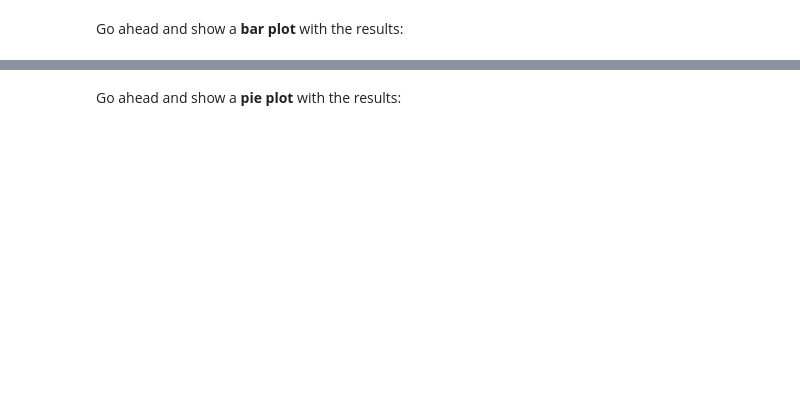
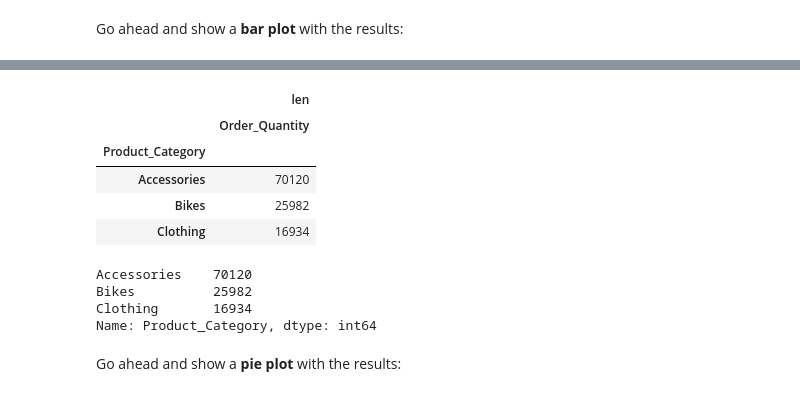
Before and after one commit to abeflores/Data_Analysis_with_Python, a Jupyter notebook: Bike_Store_Sales.ipynb, the cells around one changed output, grey strips where cells are left out. Saved outputs shown, nothing was run; the diff lists cells and outputs as text; code cells hidden in the pictures; blank space fills up the shorter version.

```diff
--- a/Bike_Store_Sales.ipynb
+++ b/Bike_Store_Sales.ipynb
@@ -393,2 +460,22 @@ sales['Product_Category'].value_counts()
+# %%
+# I am using a Pivot Table to show the sales per category
+
+sales.pivot_table(index = ['Product_Category'], values = 'Order_Quantity', aggfunc = [len])
+# %% [output]
+|  | len |
+|  | Order_Quantity |
+| Product_Category |  |
+| Accessories | 70120 |
+| Bikes | 25982 |
+| Clothing | 16934 |
+# %%
+# Another and much easier way is to just use value_counts after selecting the proper column
+
+sales['Product_Category'].value_counts()
+# %% [output]
+Accessories    70120
+Bikes          25982
+Clothing       16934
+Name: Product_Category, dtype: int64
 # %% [markdown]
 Go ahead and show a <b>pie plot</b> with the results:
```
Also changed, not shown: parts of 35 cells of this notebook.
